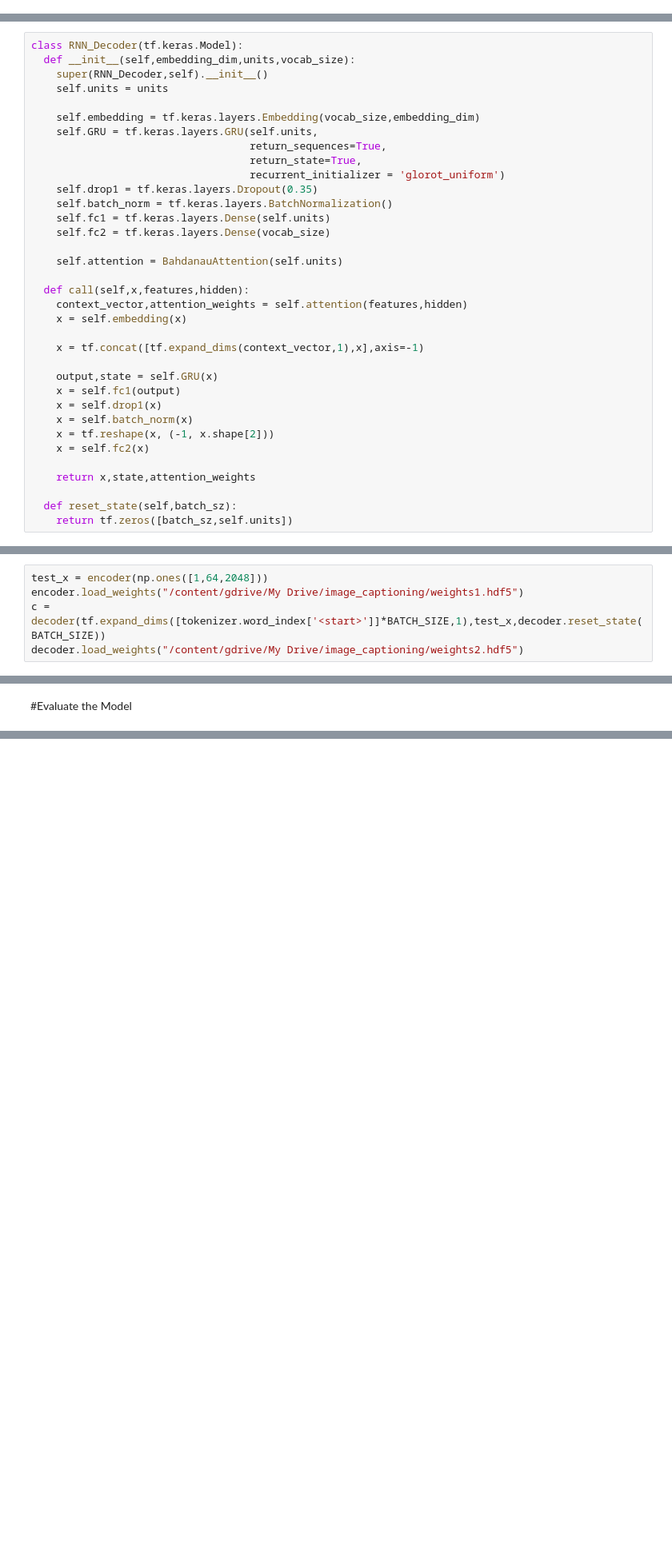
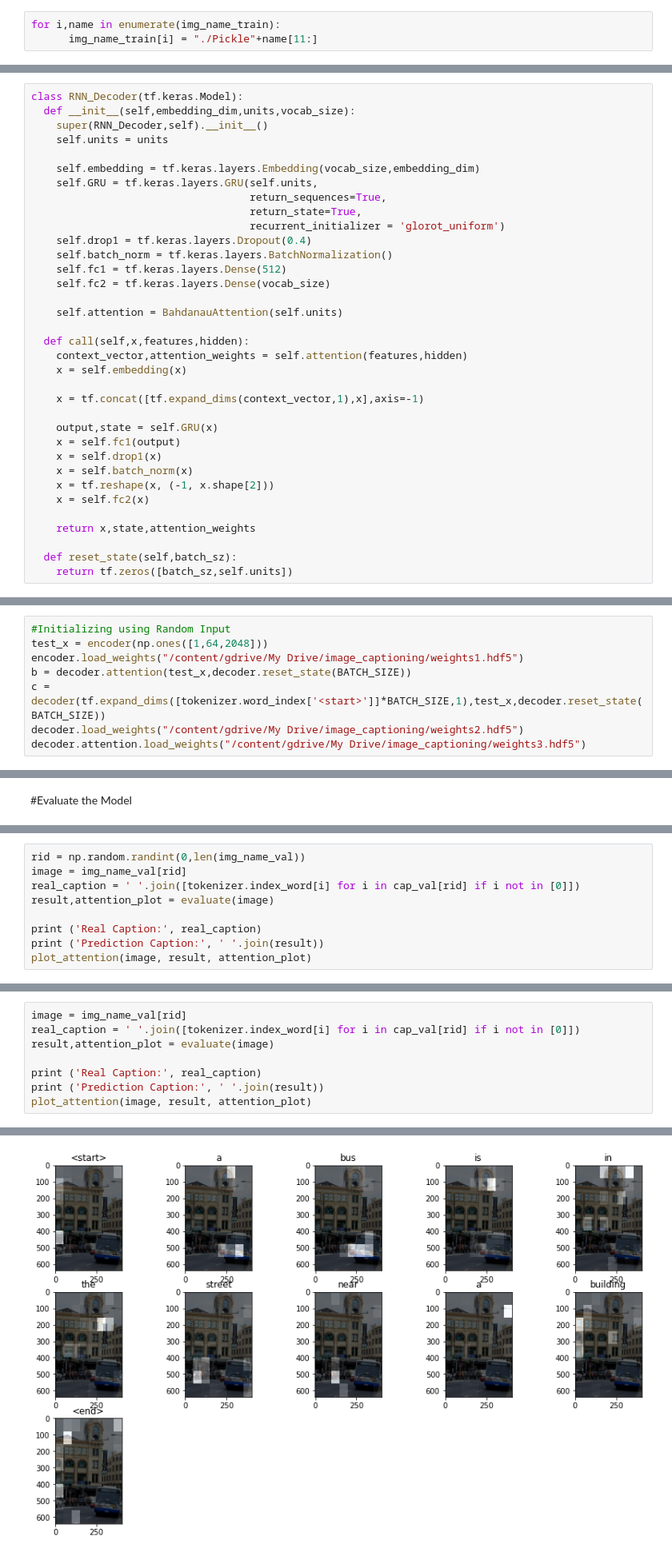
Before and after one commit to Mahyar-Ali/Image-Captioning-with-Visual-Attention, a Jupyter notebook: Image_Captioning_with_Visual_Attention.ipynb, the cells around one changed output, grey strips where cells are left out. Shown at 80% size. Cells and saved outputs as stored; diff of their text form; blank space fills up the shorter version.

Commit message:
added Image_Captioning_with_Visual_Attention
Added link to the weights of the model
Added functions for evaluating and testing the model

```diff
--- a/Image_Captioning_with_Visual_Attention.ipynb
+++ b/Image_Captioning_with_Visual_Attention.ipynb
@@ -131,6 +145,9 @@ def map_func(image_name,cap):
   return img_tensor,cap
 # %% [markdown]
 ## Creating Tensorflow Dataset Object
+# %%
+for i,name in enumerate(img_name_train):
+      img_name_train[i] = "./Pickle"+name[11:]
 # %%
 dataset = tf.data.Dataset.from_tensor_slices((img_name_train,cap_train))
 dataset = dataset.map(lambda item1, item2: tf.numpy_function(
@@ -182,9 +200,9 @@ class RNN_Decoder(tf.keras.Model):
                                    return_sequences=True,
                                    return_state=True,
                                    recurrent_initializer = 'glorot_uniform')
-    self.drop1 = tf.keras.layers.Dropout(0.35)
+    self.drop1 = tf.keras.layers.Dropout(0.4)
     self.batch_norm = tf.keras.layers.BatchNormalization()
-    self.fc1 = tf.keras.layers.Dense(self.units)
+    self.fc1 = tf.keras.layers.Dense(512)
     self.fc2 = tf.keras.layers.Dense(vocab_size)
 
     self.attention = BahdanauAttention(self.units)
@@ -228,7 +243,10 @@ def loss_function(real,pred):
 # %% [markdown]
 To restore the saved weights we hve to initialize the custom Models first
 # %%
+#Initializing using Random Input
 test_x = encoder(np.ones([1,64,2048]))
 encoder.load_weights("/content/gdrive/My Drive/image_captioning/weights1.hdf5")
+b = decoder.attention(test_x,decoder.reset_state(BATCH_SIZE))
 c = decoder(tf.expand_dims([tokenizer.word_index['<start>']]*BATCH_SIZE,1),test_x,decoder.reset_state(BATCH_SIZE))
 decoder.load_weights("/content/gdrive/My Drive/image_captioning/weights2.hdf5")
+decoder.attention.load_weights("/content/gdrive/My Drive/image_captioning/weights3.hdf5")
@@ -347,0 +374,9 @@ plot_attention(image_url, result, attention_plot)
+# %%
+rid = np.random.randint(0,len(img_name_val))
+image = img_name_val[rid]
+real_caption = ' '.join([tokenizer.index_word[i] for i in cap_val[rid] if i not in [0]])
+result,attention_plot = evaluate(image)
+
+print ('Real Caption:', real_caption)
+print ('Prediction Caption:', ' '.join(result))
+plot_attention(image, result, attention_plot)
@@ -347,0 +388,9 @@ plot_attention(image_url, result, attention_plot)
+# %%
+image = img_name_val[rid]
+real_caption = ' '.join([tokenizer.index_word[i] for i in cap_val[rid] if i not in [0]])
+result,attention_plot = evaluate(image)
+
+print ('Real Caption:', real_caption)
+print ('Prediction Caption:', ' '.join(result))
+plot_attention(image, result, attention_plot)
+# %% [output]
@@ -347,0 +400 @@ plot_attention(image_url, result, attention_plot)
+[figure, added]
```
Also changed, not shown: parts of 24 cells of this notebook, 1 other file.
